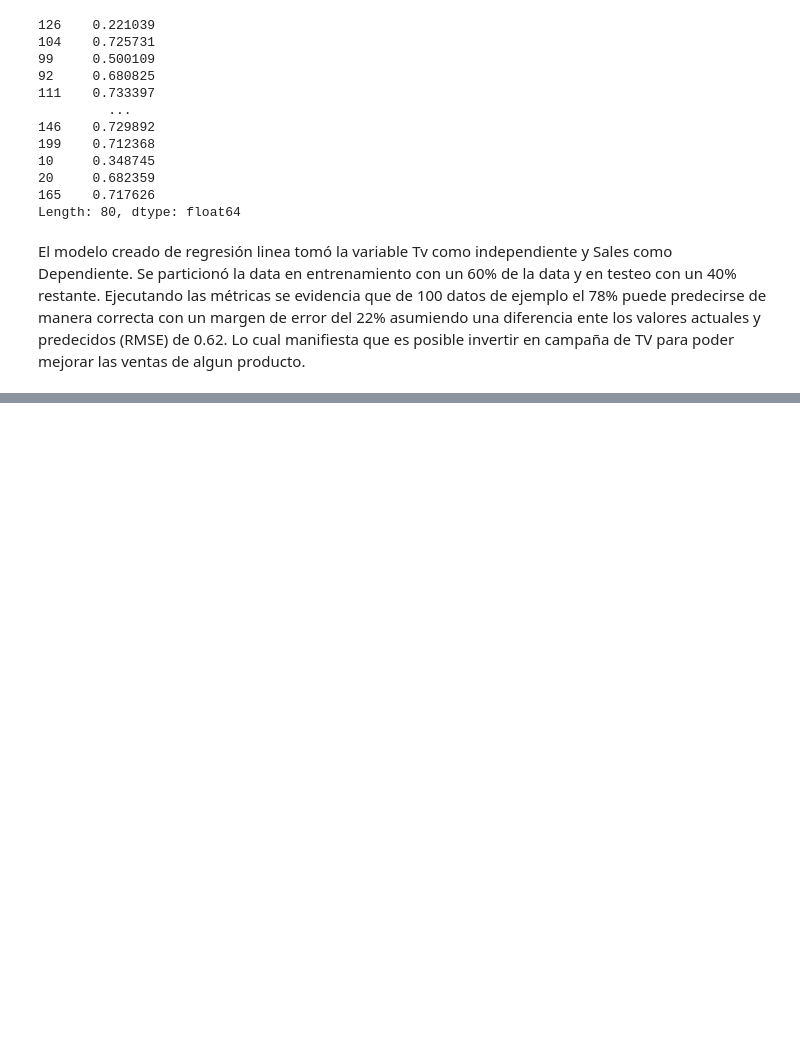
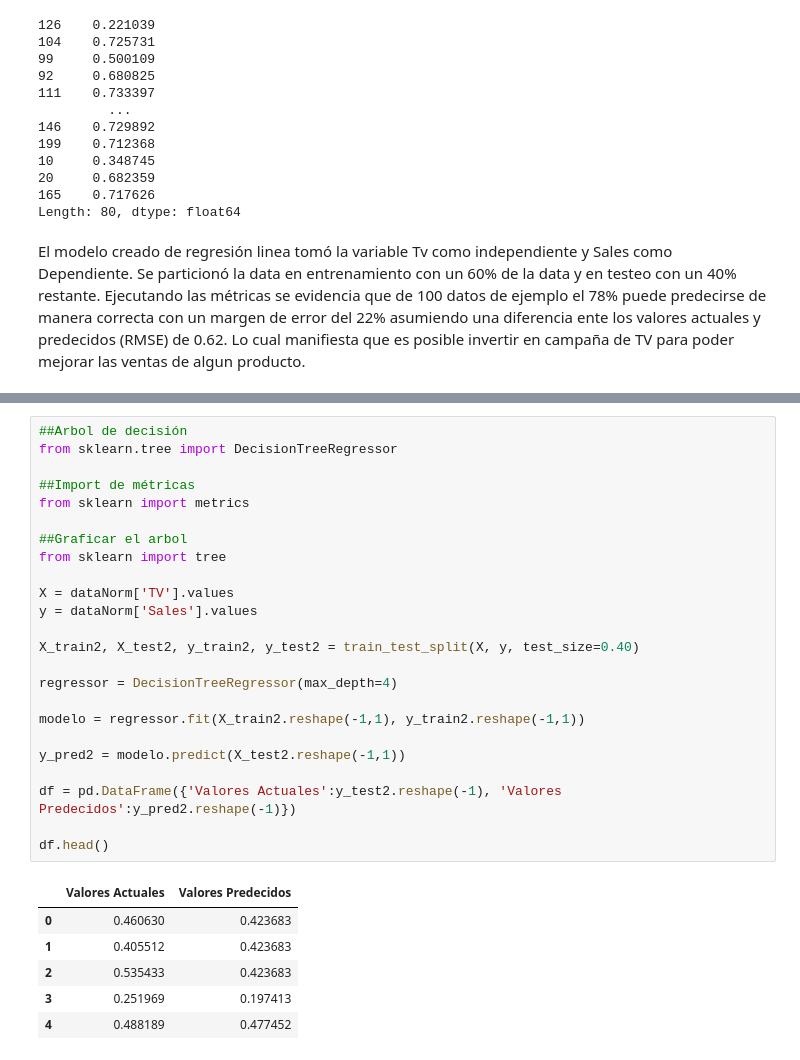
Before and after one commit to jaquimbayoc7/DocumentacionDiplomadoML, a Jupyter notebook: 3. Aprendizaje Supervisado Regresion/Regresion Lineal/RegresionLinealSimple.ipynb, the cells around one changed output, grey strips where cells are left out. Cells and saved outputs as stored; diff of their text form; blank space fills up the shorter version.

```diff
--- a/3. Aprendizaje Supervisado Regresion/Regresion Lineal/RegresionLinealSimple.ipynb
+++ b/3. Aprendizaje Supervisado Regresion/Regresion Lineal/RegresionLinealSimple.ipynb
@@ -344,0 +364,31 @@ con un margen de error del 22% asumiendo una diferencia ente los valores actuale
+# %%
+##Arbol de decisión
+from sklearn.tree import DecisionTreeRegressor
+
+##Import de métricas
+from sklearn import metrics
+
+##Graficar el arbol
+from sklearn import tree
+
+X = dataNorm['TV'].values
+y = dataNorm['Sales'].values
+
+X_train2, X_test2, y_train2, y_test2 = train_test_split(X, y, test_size=0.40)
+
+regressor = DecisionTreeRegressor(max_depth=4)
+
+modelo = regressor.fit(X_train2.reshape(-1,1), y_train2.reshape(-1,1))
+
+y_pred2 = modelo.predict(X_test2.reshape(-1,1))
+
+df = pd.DataFrame({'Valores Actuales':y_test2.reshape(-1), 'Valores Predecidos':y_pred2.reshape(-1)})
+
+df.head()
+# %% [output]
+|  | Valores Actuales | Valores Predecidos |
+| 0 | 0.460630 | 0.423683 |
+| 1 | 0.405512 | 0.423683 |
+| 2 | 0.535433 | 0.423683 |
+| 3 | 0.251969 | 0.197413 |
+| 4 | 0.488189 | 0.477452 |
```
Also changed, not shown: parts of 6 cells of this notebook, 1 other file.
